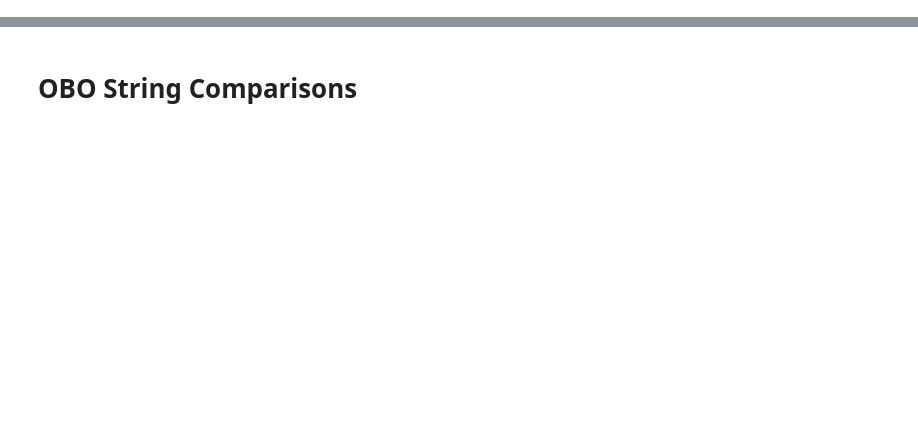
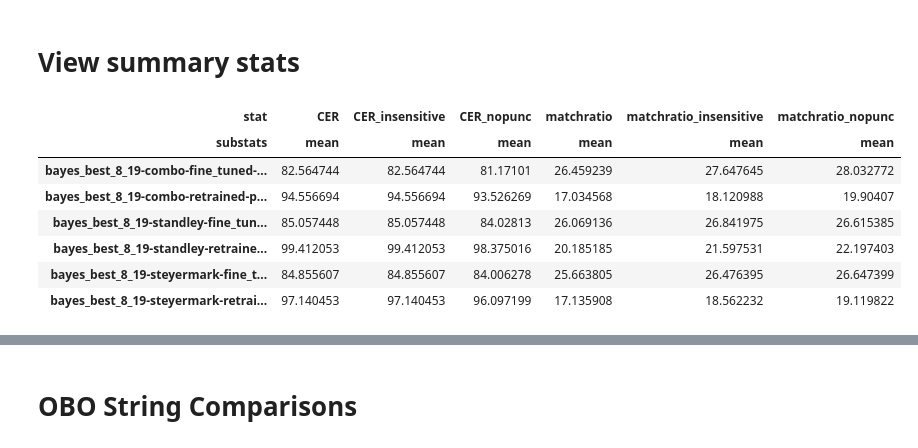
Before and after one commit to emcdona1/crnn_models_single_gpu, a Jupyter notebook: test_set_predictions/visualize_predictions.ipynb, the cells around one changed output, grey strips where cells are left out. Cells and saved outputs as stored; diff of their text form; code cells hidden in the pictures; blank space fills up the shorter version.

```diff
--- a/test_set_predictions/visualize_predictions.ipynb
+++ b/test_set_predictions/visualize_predictions.ipynb
@@ -22,22 +14,6 @@ from fuzzywuzzy import fuzz
 # %%
-filenames = list(Path('predictions').glob('*.csv'))
-
-results = pd.DataFrame()
-
-models = list()
-
-for idx, filename in enumerate(filenames):
-    new_results = pd.read_csv(filename)
-    model_label = Path(filename).stem  #.split('-')[0]
-    ground_truth_label = f'{model_label}-ground_truth'
-    new_results = new_results.rename(columns={'label': ground_truth_label,
-                            'prediction': model_label})
-    del new_results['Unnamed: 0']
-    models.append((ground_truth_label, model_label))
-    new_results[ground_truth_label] = new_results.apply(lambda r: str(r[ground_truth_label]), axis=1)
-    new_results[model_label] = new_results.apply(lambda r: str(r[model_label]), axis=1)
-    results = pd.concat([results, new_results], axis = 1)
-
-models = sorted(models, key=lambda b: b[1])
-
-results
+filenames = list(Path('predictions/bayes_tuner_1-transfer_learned').glob('*.csv'))
+models, results = load_results(filenames)
+summary_results = generate_summary_stats(models, results)
+print([a[1] for a in models])
+results.head()
@@ -95,0 +29,14 @@ print(summary_results[['exact_matches', 'oboe_matches', 'cer_95_error_min', 'cer
+# %% [markdown]
+# View summary stats
+# %%
+summary_results[[('CER', 'mean'), ('CER_insensitive', 'mean'), ('CER_nopunc', 'mean'),
+                       ('matchratio', 'mean'), ('matchratio_insensitive', 'mean'), ('matchratio_nopunc', 'mean')]]
+# %% [output]
+| stat | CER | CER_insensitive | CER_nopunc | matchratio | matchratio_insensitive | matchratio_nopunc |
+| substats | mean | mean | mean | mean | mean | mean |
+| bayes_best_8_19-combo-fine_tuned-... | 82.564744 | 82.564744 | 81.17101 | 26.459239 | 27.647645 | 28.032772 |
+| bayes_best_8_19-combo-retrained-p... | 94.556694 | 94.556694 | 93.526269 | 17.034568 | 18.120988 | 19.90407 |
+| bayes_best_8_19-standley-fine_tun... | 85.057448 | 85.057448 | 84.02813 | 26.069136 | 26.841975 | 26.615385 |
+| bayes_best_8_19-standley-retraine... | 99.412053 | 99.412053 | 98.375016 | 20.185185 | 21.597531 | 22.197403 |
+| bayes_best_8_19-steyermark-fine_t... | 84.855607 | 84.855607 | 84.006278 | 25.663805 | 26.476395 | 26.647399 |
+| bayes_best_8_19-steyermark-retrai... | 97.140453 | 97.140453 | 96.097199 | 17.135908 | 18.562232 | 19.119822 |
```
Also changed, not shown: parts of 13 cells of this notebook.
